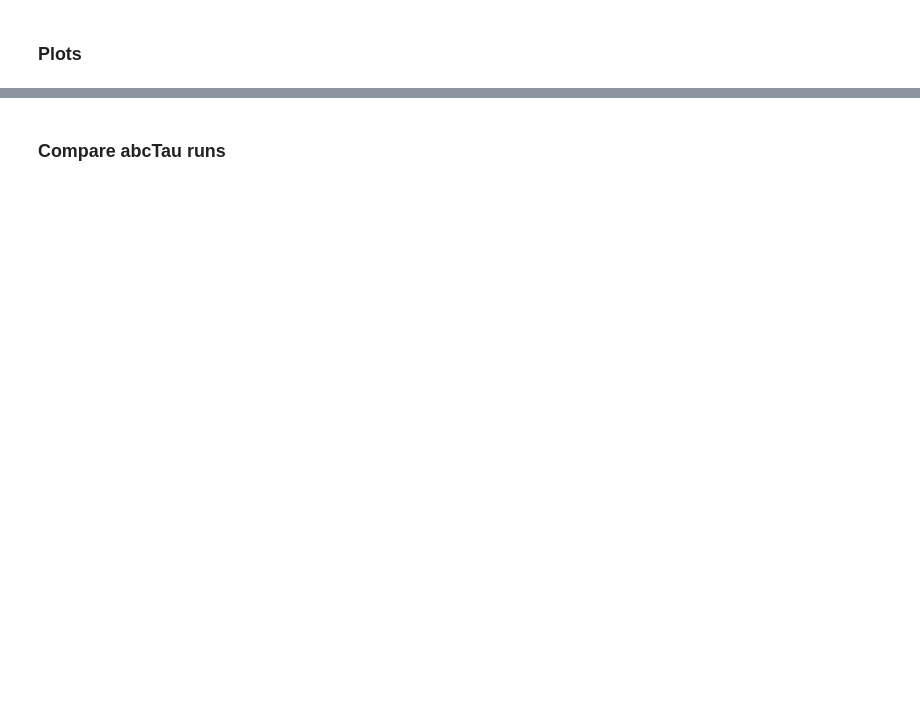
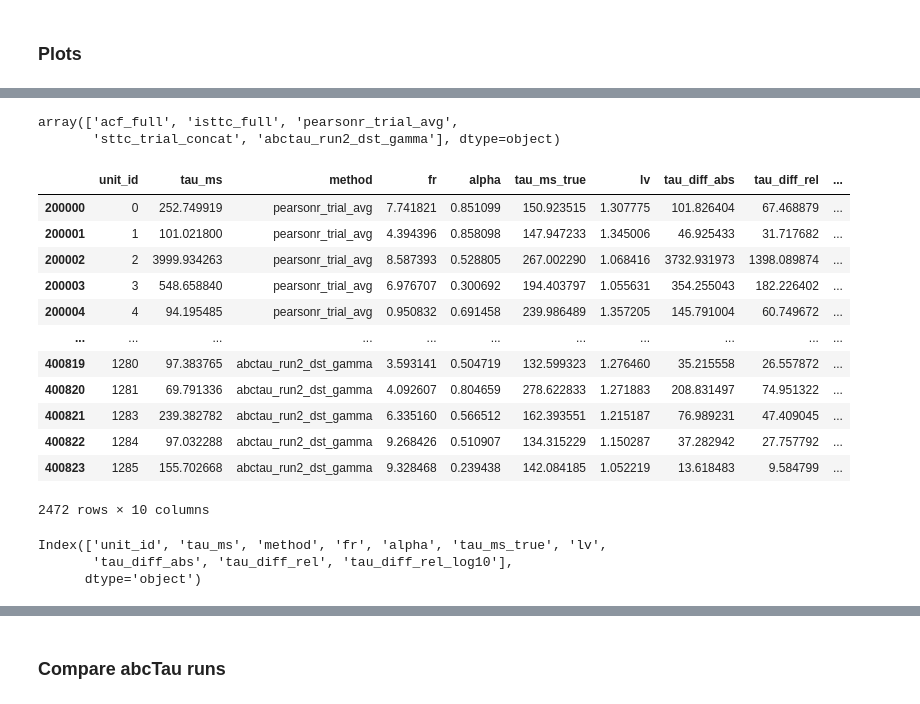
Before and after one commit to iinnpp/isttc, a Jupyter notebook: notebooks/synthetic/plot_taus_with_abctau.ipynb, the cells around one changed output, grey strips where cells are left out. Saved outputs shown, nothing was run; the diff lists cells and outputs as text; code cells hidden in the pictures; blank space fills up the shorter version.

```diff
--- a/notebooks/synthetic/plot_taus_with_abctau.ipynb
+++ b/notebooks/synthetic/plot_taus_with_abctau.ipynb
@@ -381,0 +382,28 @@ df_complete
+# %%
+df_complete['method'].unique()
+# %% [output]
+array(['acf_full', 'isttc_full', 'pearsonr_trial_avg',
+       'sttc_trial_concat', 'abctau_run2_dst_gamma'], dtype=object)
+# %%
+df_complete_trials = df_complete[df_complete['method'].isin(['pearsonr_trial_avg','sttc_trial_concat', 'abctau_run2_dst_gamma'])]
+df_complete_trials
+# %% [output]
+|  | unit_id | tau_ms | method | fr | alpha | tau_ms_true | lv | tau_diff_abs | tau_diff_rel | ... |
+| 200000 | 0 | 252.749919 | pearsonr_trial_avg | 7.741821 | 0.851099 | 150.923515 | 1.307775 | 101.826404 | 67.468879 | ... |
+| 200001 | 1 | 101.021800 | pearsonr_trial_avg | 4.394396 | 0.858098 | 147.947233 | 1.345006 | 46.925433 | 31.717682 | ... |
+| 200002 | 2 | 3999.934263 | pearsonr_trial_avg | 8.587393 | 0.528805 | 267.002290 | 1.068416 | 3732.931973 | 1398.089874 | ... |
+| 200003 | 3 | 548.658840 | pearsonr_trial_avg | 6.976707 | 0.300692 | 194.403797 | 1.055631 | 354.255043 | 182.226402 | ... |
+| 200004 | 4 | 94.195485 | pearsonr_trial_avg | 0.950832 | 0.691458 | 239.986489 | 1.357205 | 145.791004 | 60.749672 | ... |
+| ... | ... | ... | ... | ... | ... | ... | ... | ... | ... | ... |
+| 400819 | 1280 | 97.383765 | abctau_run2_dst_gamma | 3.593141 | 0.504719 | 132.599323 | 1.276460 | 35.215558 | 26.557872 | ... |
+| 400820 | 1281 | 69.791336 | abctau_run2_dst_gamma | 4.092607 | 0.804659 | 278.622833 | 1.271883 | 208.831497 | 74.951322 | ... |
+| 400821 | 1283 | 239.382782 | abctau_run2_dst_gamma | 6.335160 | 0.566512 | 162.393551 | 1.215187 | 76.989231 | 47.409045 | ... |
+| 400822 | 1284 | 97.032288 | abctau_run2_dst_gamma | 9.268426 | 0.510907 | 134.315229 | 1.150287 | 37.282942 | 27.757792 | ... |
+| 400823 | 1285 | 155.702668 | abctau_run2_dst_gamma | 9.328468 | 0.239438 | 142.084185 | 1.052219 | 13.618483 | 9.584799 | ... |
+2472 rows × 10 columns
+# %%
+df_complete.keys()
+# %% [output]
+Index(['unit_id', 'tau_ms', 'method', 'fr', 'alpha', 'tau_ms_true', 'lv',
+       'tau_diff_abs', 'tau_diff_rel', 'tau_diff_rel_log10'],
+      dtype='object')
```
Also changed, not shown: parts of 14 cells of this notebook, 4 other files.
